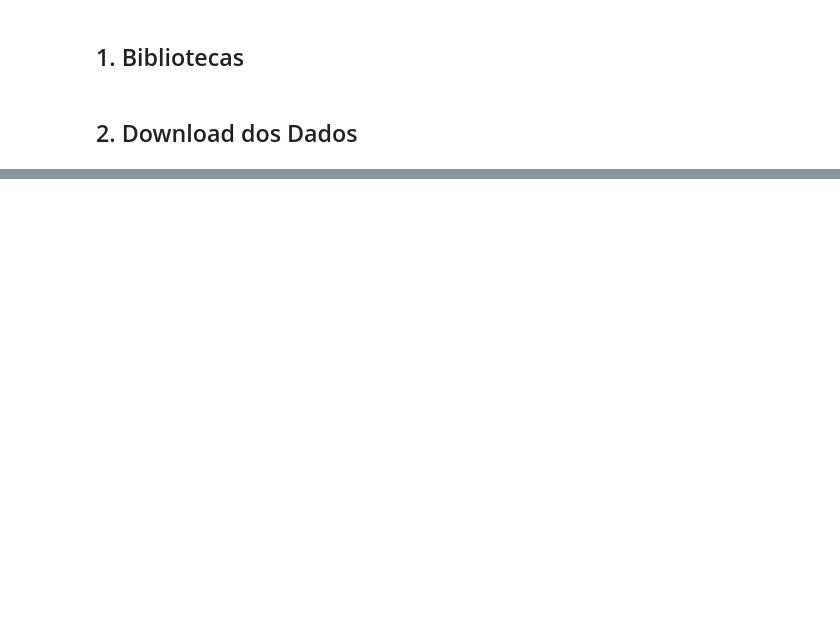
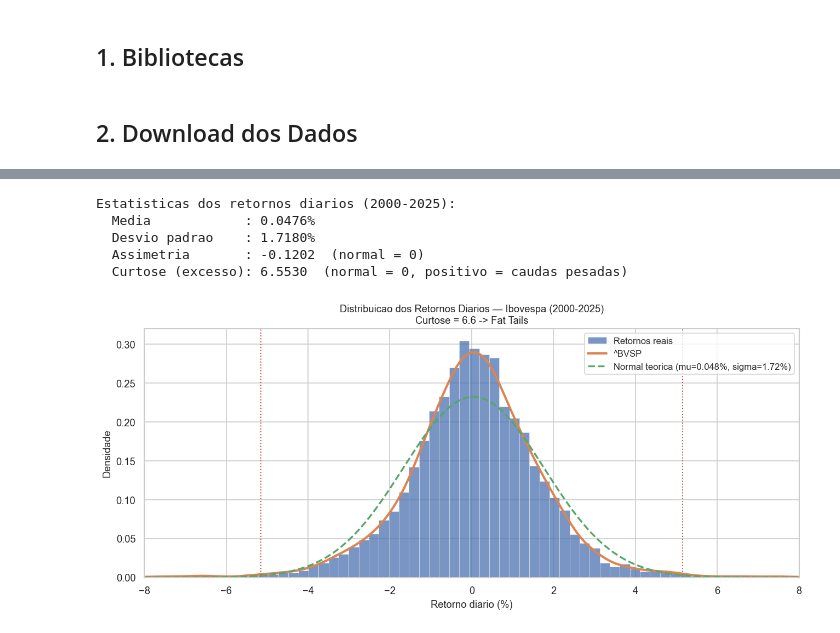
Before and after one commit to jescoelho/ciencia-dados, a Jupyter notebook: notebooks/fundamentos/03_medias_distribuicoes_probabilidade.ipynb, the cells around one changed output, grey strips where cells are left out. Drawn from its saved outputs; the diff is of its cells as text; code cells hidden in the pictures; blank space fills up the shorter version.

```diff
--- a/notebooks/fundamentos/03_medias_distribuicoes_probabilidade.ipynb
+++ b/notebooks/fundamentos/03_medias_distribuicoes_probabilidade.ipynb
@@ -569,0 +254,39 @@ Exemplos em risco de mercado:
+# %%
+mu = ret_vals.mean()
+sigma = ret_vals.std()
+kurt = float(retorno.kurt())
+skew = float(retorno.skew())
+
+print("Estatisticas dos retornos diarios (2000-2025):")
+print(f"  Media            : {mu*100:.4f}%")
+print(f"  Desvio padrao    : {sigma*100:.4f}%")
+print(f"  Assimetria       : {skew:.4f}  (normal = 0)")
+print(f"  Curtose (excesso): {kurt:.4f}  (normal = 0, positivo = caudas pesadas)")
+# %% [output]
+Estatisticas dos retornos diarios (2000-2025):
+  Media            : 0.0476%
+  Desvio padrao    : 1.7180%
+  Assimetria       : -0.1202  (normal = 0)
+  Curtose (excesso): 6.5530  (normal = 0, positivo = caudas pesadas)
+# %%
+x = np.linspace(np.quantile(ret_vals, 0.001), np.quantile(ret_vals, 0.999), 500)
+normal_pdf = stats.norm.pdf(x, mu, sigma)
+
+fig, ax = plt.subplots(figsize=(11, 5))
+ax.hist(ret_vals * 100, bins=120, density=True,
+        color="#4C72B0", edgecolor="white", linewidth=0.3, alpha=0.75, label="Retornos reais")
+(retorno * 100).plot.kde(ax=ax, color="#DD8452", linewidth=2.5, label="KDE (forma real)")
+ax.plot(x * 100, normal_pdf / 100, color="#55A868", linewidth=2,
+        linestyle="--", label=f"Normal teorica (mu={mu*100:.3f}%, sigma={sigma*100:.2f}%)")
+limiar = 3 * sigma
+ax.axvline(-limiar * 100, color="#C44E52", linewidth=1.2, linestyle=":")
+ax.axvline(+limiar * 100, color="#C44E52", linewidth=1.2, linestyle=":")
+ax.set_xlabel("Retorno diario (%)", fontsize=11)
+ax.set_ylabel("Densidade", fontsize=11)
+ax.set_title(f"Distribuicao dos Retornos Diarios — Ibovespa (2000-2025)\nCurtose = {kurt:.1f} -> Fat Tails", fontsize=11)
+ax.set_xlim(-8, 8)
+ax.legend(fontsize=10)
+plt.tight_layout()
+plt.show()
+# %% [output]
+[figure, added]
```
Also changed, not shown: parts of 43 cells of this notebook.
